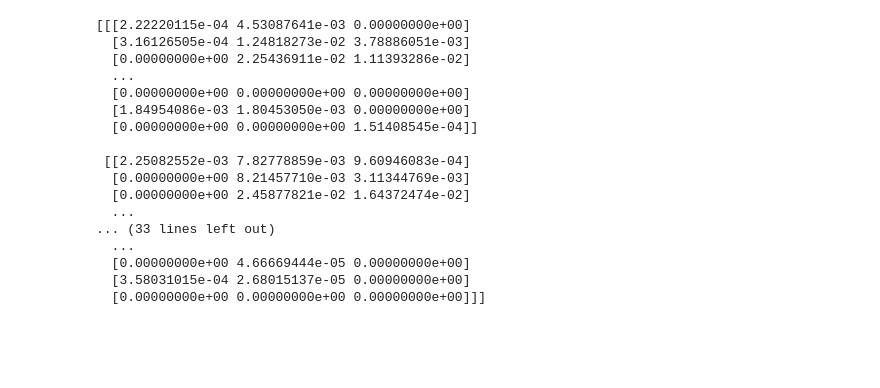
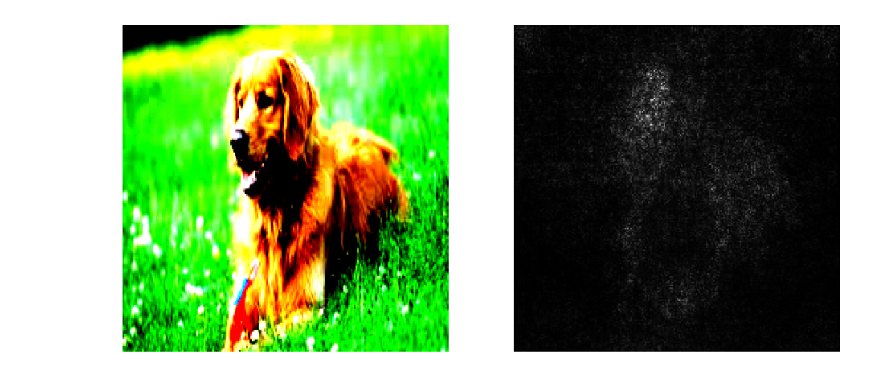
Before and after one commit to matsumo-a/hello-world, a Jupyter notebook: 03_backprop/backprop.ipynb, the cells around one changed output. Cells and saved outputs as stored; diff of their text form; code cells hidden in the pictures; blank space fills up the shorter version.

```diff
--- a/03_backprop/backprop.ipynb
+++ b/03_backprop/backprop.ipynb
@@ -103,34 +92,4 @@ ValueError: operands could not be broadcast together with shapes (224,224) (3,)
-# %%
-image = img
-res_d, res_l = predict(normalize(image))
-ans_label, accuracy = res_l[0]
-
-input = Variable(preprocess(image).unsqueeze(0).cuda(), requires_grad=True)
-output = vgg(input)
-output[0][int(ans_label)].backward()
-grads = input.grad.data.clamp(min=0)
-grads.squeeze()
-grads.transpose_(0,1)
-grads.transpose_(1,2)
-grads = np.amax(grads.cpu().numpy(), axis=2)
-grads = np.transpose(grads, (1,2,0))
-
-print(grads)
-# %% [output]
-[[[2.22220115e-04 4.53087641e-03 0.00000000e+00]
-  [3.16126505e-04 1.24818273e-02 3.78886051e-03]
-  [0.00000000e+00 2.25436911e-02 1.11393286e-02]
-  ...
-  [0.00000000e+00 0.00000000e+00 0.00000000e+00]
-  [1.84954086e-03 1.80453050e-03 0.00000000e+00]
-  [0.00000000e+00 0.00000000e+00 1.51408545e-04]]
-
- [[2.25082552e-03 7.82778859e-03 9.60946083e-04]
-  [0.00000000e+00 8.21457710e-03 3.11344769e-03]
-  [0.00000000e+00 2.45877821e-02 1.64372474e-02]
-  ...
-... (33 lines left out)
-  ...
-  [0.00000000e+00 4.66669444e-05 0.00000000e+00]
-  [3.58031015e-04 2.68015137e-05 0.00000000e+00]
-  [0.00000000e+00 0.00000000e+00 0.00000000e+00]]]
+# %%
+vis = visualize(img)
+# %% [output]
+[figure, added]
```
Also changed, not shown: parts of 4 cells of this notebook.
